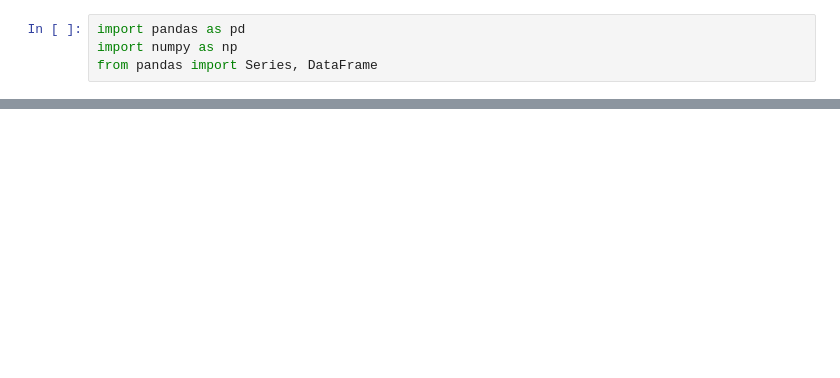
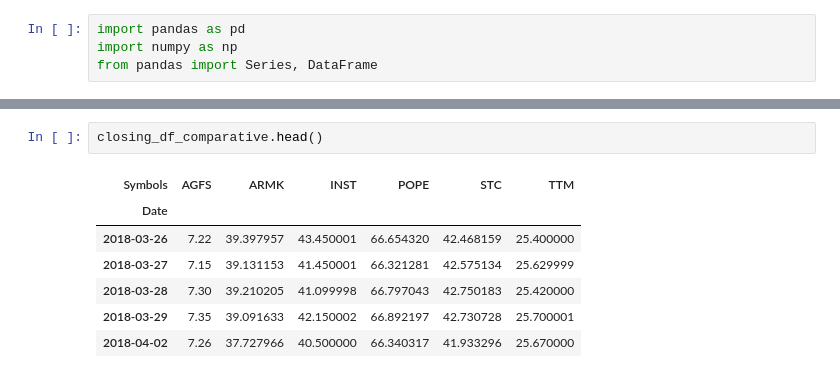
Before and after one commit to mgisp001/Hackabull, a Jupyter notebook: Hackabull/Stock_Testing.ipynb, the cells around one changed output, grey strips where cells are left out. Drawn from its saved outputs; the diff is of its cells as text; blank space fills up the shorter version.

```diff
--- a/Hackabull/Stock_Testing.ipynb
+++ b/Hackabull/Stock_Testing.ipynb
@@ -144,0 +101,10 @@ print(stock_similarity)
+# %%
+closing_df_comparative.head()
+# %% [output]
+| Symbols | AGFS | ARMK | INST | POPE | STC | TTM |
+| Date |  |  |  |  |  |  |
+| 2018-03-26 | 7.22 | 39.397957 | 43.450001 | 66.654320 | 42.468159 | 25.400000 |
+| 2018-03-27 | 7.15 | 39.131153 | 41.450001 | 66.321281 | 42.575134 | 25.629999 |
+| 2018-03-28 | 7.30 | 39.210205 | 41.099998 | 66.797043 | 42.750183 | 25.420000 |
+| 2018-03-29 | 7.35 | 39.091633 | 42.150002 | 66.892197 | 42.730728 | 25.700001 |
+| 2018-04-02 | 7.26 | 37.727966 | 40.500000 | 66.340317 | 41.933296 | 25.670000 |
```
Also changed, not shown: parts of 44 cells of this notebook, 1 other file.
